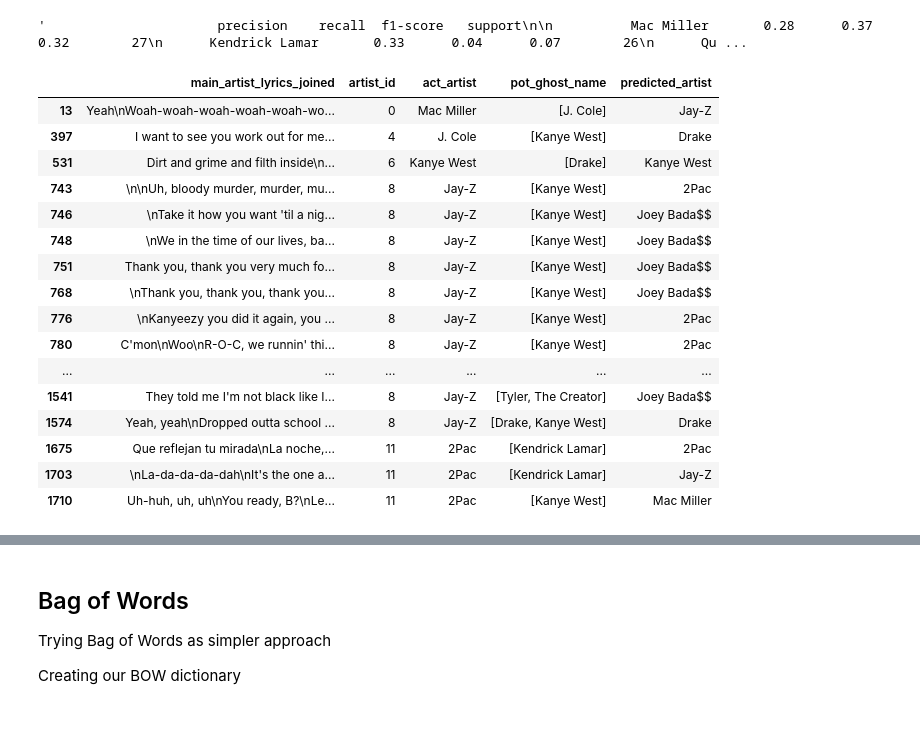
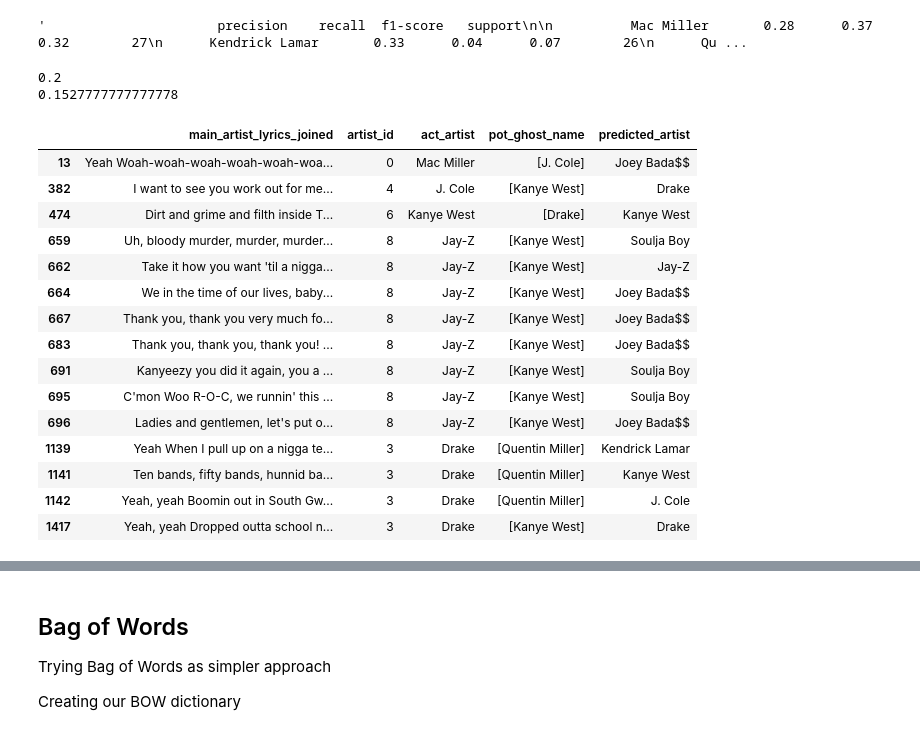
Before and after one commit to nicholaskim1004/Ghost-Writer-Detector, a Jupyter notebook: testing.ipynb, the cells around one changed output, grey strips where cells are left out. Saved outputs shown, nothing was run; the diff lists cells and outputs as text; code cells hidden in the pictures.

```diff
--- a/testing.ipynb
+++ b/testing.ipynb
@@ -550,17 +550,17 @@ random.seed(1234)
 
 device = torch.device('cuda' if torch.cuda.is_available() else 'cpu')
 bert_model.to(device)
-model = MultiClassRegression(bert_model.config.hidden_size, len(artist_mapping)).to(device)
+model_bert = MultiClassRegression(bert_model.config.hidden_size, len(artist_mapping)).to(device)
 
 criterion = nn.CrossEntropyLoss()
-optimizer = AdamW(model.parameters(), lr=1e-4)
+optimizer = AdamW(model_bert.parameters(), lr=1e-4)
 
 num_epochs = 50
 
 acc_list = []
 
 for epoch in range(num_epochs):
-    model.train()
+    model_bert.train()
     for input_ids, attention_mask, labels in train_loader:
         input_ids = input_ids.to(device)
         attention_mask = attention_mask.to(device)
@@ -571,13 +571,13 @@ for epoch in range(num_epochs):
             embeddings = bert_out.pooler_output  # [batch_size, 768]
 
         optimizer.zero_grad()
-        outputs = model(embeddings)
+        outputs = model_bert(embeddings)
         loss = criterion(outputs, labels)
         loss.backward()
         optimizer.step()
 
     # --- validation ---
-    model.eval()
+    model_bert.eval()
     all_preds, all_labels = [], []
     with torch.no_grad():
         for input_ids, attention_mask, labels in val_loader:
@@ -587,7 +587,7 @@ for epoch in range(num_epochs):
 
             bert_out = bert_model(input_ids=input_ids, attention_mask=attention_mask)
             embeddings = bert_out.pooler_output
-            outputs = model(embeddings)
+            outputs = model_bert(embeddings)
             preds = outputs.argmax(dim=1)
 
             all_preds.extend(preds.cpu().tolist())
@@ -630,33 +645,43 @@ for input_id, attention_m in zip(input_ids, attention_mask):
     embeddings = bert_out.pooler_output
     embeddings_list.append(embeddings)
 
-    outputs = model(embeddings)
+    outputs = model_bert(embeddings)
     preds = outputs.argmax(dim=1)
 
     yhats.extend(preds)
+# %%
+pred_art_lab = [list(artist_mapping.keys())[list(artist_mapping.values()).index(yhat.item())] for yhat in yhats]
+act_art_lab = [list(artist_mapping.keys())[list(artist_mapping.values()).index(art_id)] for art_id in test_data['artist_id']]
+
+print(accuracy_score(act_art_lab,pred_art_lab))
+print(f1_score(act_art_lab,pred_art_lab, average = "macro"))
+# %% [output]
+0.2
+0.1527777777777778
 # %%
 pred_art_lab = [list(artist_mapping.keys())[list(artist_mapping.values()).index(yhat.item())] for yhat in yhats]
 act_art_lab = [list(artist_mapping.keys())[list(artist_mapping.values()).index(art_id)] for art_id in test_data['artist_id']]
-test_data['act_artist'] = act_art_lab
-test_data['pot_ghost_name'] = hip[hip['pot_ghost'] == 1]['pot_ghost_name'].values
-test_data['predicted_artist'] = pred_art_lab
 
-test_data
+t_copy = test_data.copy()
+t_copy['act_artist'] = act_art_lab
+t_copy['pot_ghost_name'] = hip[hip['pot_ghost'] == 1]['pot_ghost_name'].values
+t_copy['predicted_artist'] = pred_art_lab
+
+t_copy
 # %% [output]
 |  | main_artist_lyrics_joined | artist_id | act_artist | pot_ghost_name | predicted_artist |
-| 13 | Yeah\nWoah-woah-woah-woah-woah-wo... | 0 | Mac Miller | [J. Cole] | Jay-Z |
-| 397 | I want to see you work out for me... | 4 | J. Cole | [Kanye West] | Drake |
-| 531 | Dirt and grime and filth inside\n... | 6 | Kanye West | [Drake] | Kanye West |
-| 743 | \n\nUh, bloody murder, murder, mu... | 8 | Jay-Z | [Kanye West] | 2Pac |
-| 746 | \nTake it how you want 'til a nig... | 8 | Jay-Z | [Kanye West] | Joey Bada$$ |
-| 748 | \nWe in the time of our lives, ba... | 8 | Jay-Z | [Kanye West] | Joey Bada$$ |
-| 751 | Thank you, thank you very much fo... | 8 | Jay-Z | [Kanye West] | Joey Bada$$ |
-| 768 | \nThank you, thank you, thank you... | 8 | Jay-Z | [Kanye West] | Joey Bada$$ |
-| 776 | \nKanyeezy you did it again, you ... | 8 | Jay-Z | [Kanye West] | 2Pac |
-| 780 | C'mon\nWoo\nR-O-C, we runnin' thi... | 8 | Jay-Z | [Kanye West] | 2Pac |
-| ... | ... | ... | ... | ... | ... |
-| 1541 | They told me I'm not black like I... | 8 | Jay-Z | [Tyler, The Creator] | Joey Bada$$ |
-| 1574 | Yeah, yeah\nDropped outta school ... | 8 | Jay-Z | [Drake, Kanye West] | Drake |
-| 1675 | Que reflejan tu mirada\nLa noche,... | 11 | 2Pac | [Kendrick Lamar] | 2Pac |
-| 1703 | \nLa-da-da-da-dah\nIt's the one a... | 11 | 2Pac | [Kendrick Lamar] | Jay-Z |
-| 1710 | Uh-huh, uh, uh\nYou ready, B?\nLe... | 11 | 2Pac | [Kanye West] | Mac Miller |
+| 13 | Yeah Woah-woah-woah-woah-woah-woa... | 0 | Mac Miller | [J. Cole] | Joey Bada$$ |
+| 382 | I want to see you work out for me... | 4 | J. Cole | [Kanye West] | Drake |
+| 474 | Dirt and grime and filth inside T... | 6 | Kanye West | [Drake] | Kanye West |
+| 659 | Uh, bloody murder, murder, murder... | 8 | Jay-Z | [Kanye West] | Soulja Boy |
+| 662 | Take it how you want 'til a nigga... | 8 | Jay-Z | [Kanye West] | Jay-Z |
+| 664 | We in the time of our lives, baby... | 8 | Jay-Z | [Kanye West] | Joey Bada$$ |
+| 667 | Thank you, thank you very much fo... | 8 | Jay-Z | [Kanye West] | Joey Bada$$ |
+| 683 | Thank you, thank you, thank you! ... | 8 | Jay-Z | [Kanye West] | Joey Bada$$ |
+| 691 | Kanyeezy you did it again, you a ... | 8 | Jay-Z | [Kanye West] | Soulja Boy |
+| 695 | C'mon Woo R-O-C, we runnin' this ... | 8 | Jay-Z | [Kanye West] | Soulja Boy |
+| 696 | Ladies and gentlemen, let's put o... | 8 | Jay-Z | [Kanye West] | Joey Bada$$ |
+| 1139 | Yeah When I pull up on a nigga te... | 3 | Drake | [Quentin Miller] | Kendrick Lamar |
+| 1141 | Ten bands, fifty bands, hunnid ba... | 3 | Drake | [Quentin Miller] | Kanye West |
+| 1142 | Yeah, yeah Boomin out in South Gw... | 3 | Drake | [Quentin Miller] | J. Cole |
+| 1417 | Yeah, yeah Dropped outta school n... | 3 | Drake | [Kanye West] | Drake |
```
Also changed, not shown: parts of 20 cells of this notebook, 1 other file.
